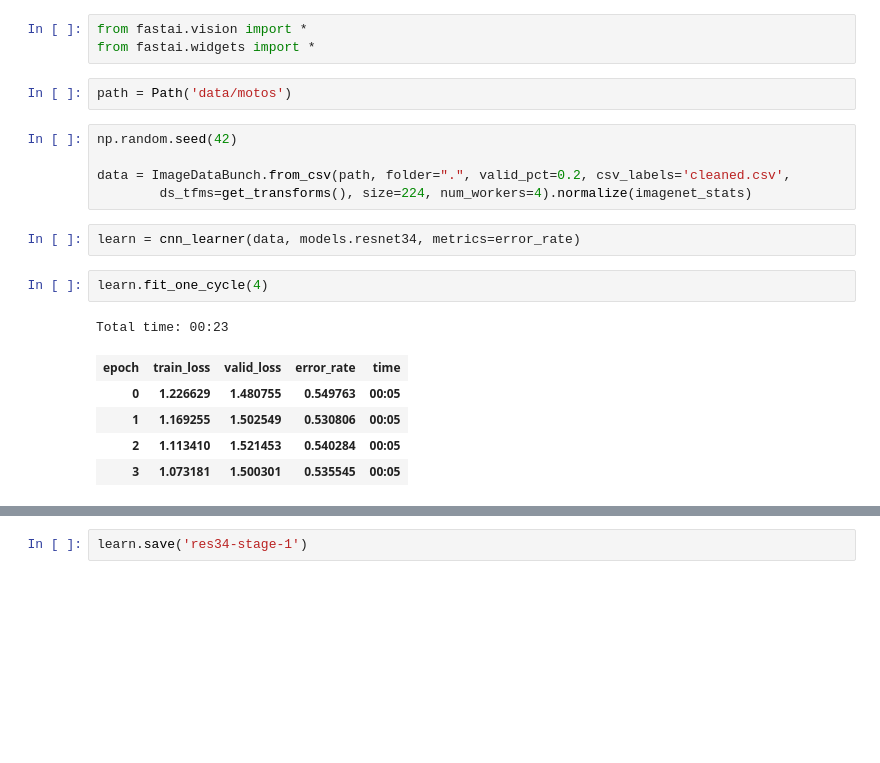
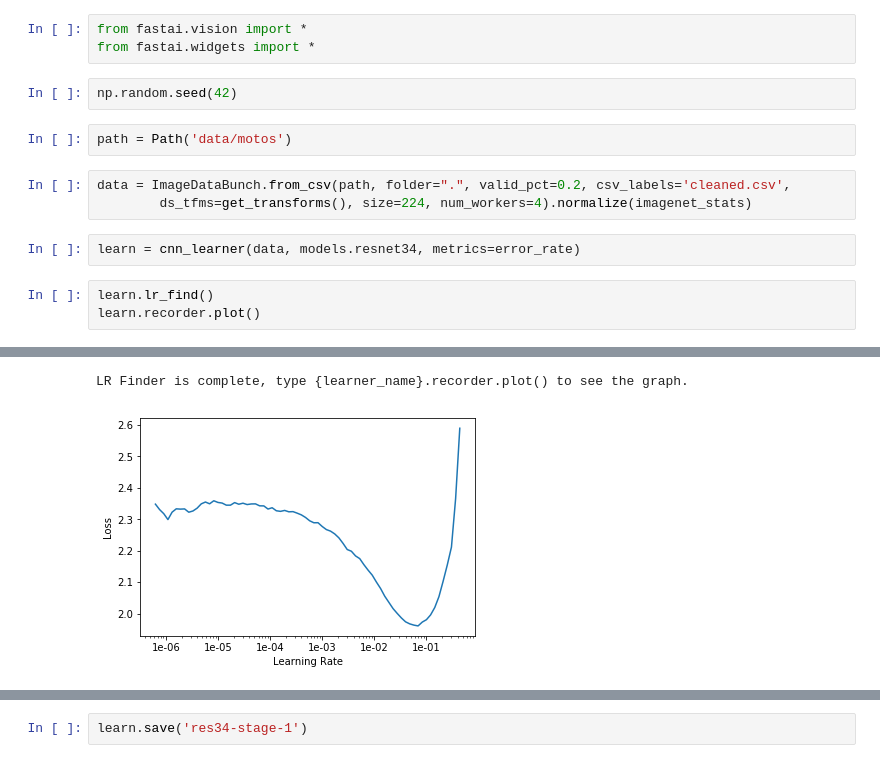
Before and after one commit to anthonybaulo/moto-classifier, a Jupyter notebook: moto-train.ipynb, the cells around one changed output, grey strips where cells are left out. Cells and saved outputs as stored; diff of their text form; blank space fills up the shorter version.

```diff
--- a/moto-train.ipynb
+++ b/moto-train.ipynb
@@ -3,21 +3,16 @@
 # %%
 from fastai.vision import *
 from fastai.widgets import *
+# %%
+np.random.seed(42)
 # %%
 path = Path('data/motos')
 # %%
-np.random.seed(42)
-
 data = ImageDataBunch.from_csv(path, folder=".", valid_pct=0.2, csv_labels='cleaned.csv',
         ds_tfms=get_transforms(), size=224, num_workers=4).normalize(imagenet_stats)
 # %%
 learn = cnn_learner(data, models.resnet34, metrics=error_rate)
-# %%
-learn.fit_one_cycle(4)
-# %% [output]
-Total time: 00:23
-| epoch | train_loss | valid_loss | error_rate | time |
-| 0 | 1.226629 | 1.480755 | 0.549763 | 00:05 |
-| 1 | 1.169255 | 1.502549 | 0.530806 | 00:05 |
-| 2 | 1.113410 | 1.521453 | 0.540284 | 00:05 |
-| 3 | 1.073181 | 1.500301 | 0.535545 | 00:05 |
+# %%
+learn.lr_find()
+learn.recorder.plot()
+# %% [output]
@@ -23,0 +20,2 @@ Total time: 00:23
+LR Finder is complete, type {learner_name}.recorder.plot() to see the graph.
+[figure, added]
```
Also changed, not shown: parts of 48 cells of this notebook, 1 other file.
